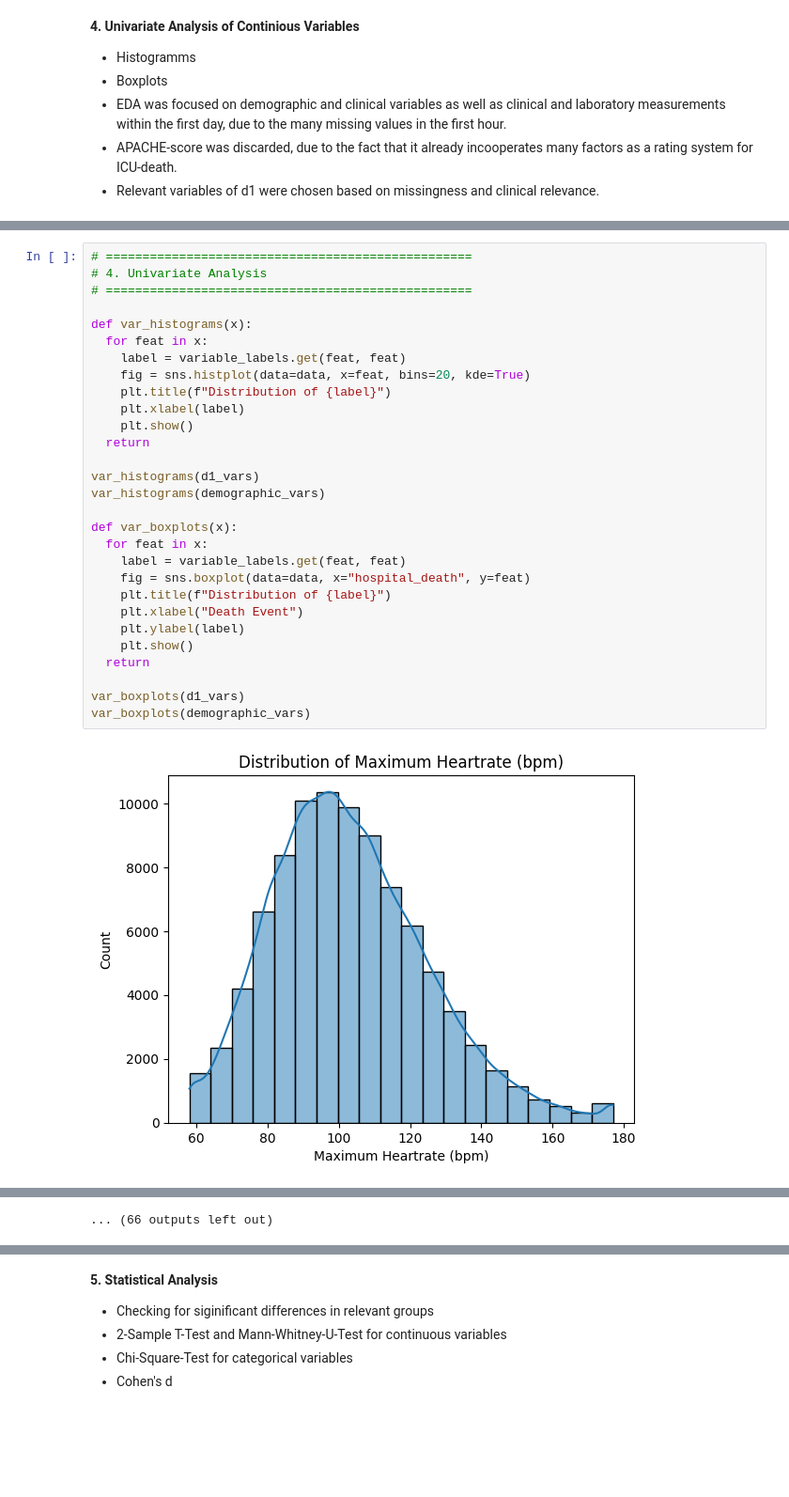
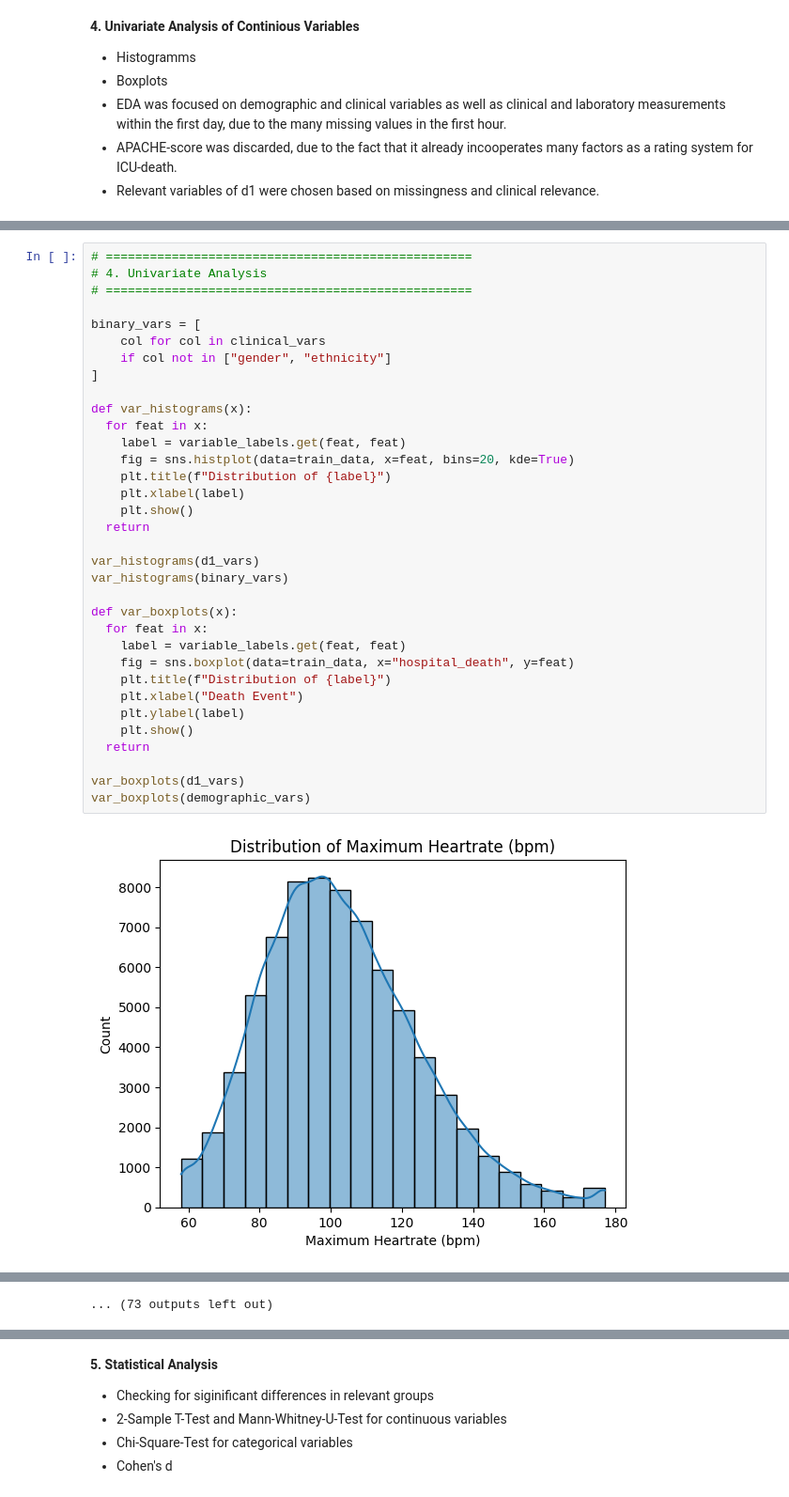
Before and after one commit to dr-koehler-ai/ICU-Mortality-Prediction, a Jupyter notebook: Early_ICU_Mortality_Prediction.ipynb, the cells around one changed output, grey strips where cells are left out. Shown at 94% size. Saved outputs shown, nothing was run; the diff lists cells and outputs as text; blank space fills up the shorter version.

```diff
--- a/Early_ICU_Mortality_Prediction.ipynb
+++ b/Early_ICU_Mortality_Prediction.ipynb
@@ -336,31 +401,36 @@ dtype: float64
 # %%
 # ==================================================
 # 4. Univariate Analysis
 # ==================================================
 
+binary_vars = [
+    col for col in clinical_vars
+    if col not in ["gender", "ethnicity"]
+]
+
 def var_histograms(x):
   for feat in x:
     label = variable_labels.get(feat, feat)
-    fig = sns.histplot(data=data, x=feat, bins=20, kde=True)
+    fig = sns.histplot(data=train_data, x=feat, bins=20, kde=True)
     plt.title(f"Distribution of {label}")
     plt.xlabel(label)
     plt.show()
   return
 
 var_histograms(d1_vars)
-var_histograms(demographic_vars)
+var_histograms(binary_vars)
 
 def var_boxplots(x):
   for feat in x:
     label = variable_labels.get(feat, feat)
-    fig = sns.boxplot(data=data, x="hospital_death", y=feat)
+    fig = sns.boxplot(data=train_data, x="hospital_death", y=feat)
     plt.title(f"Distribution of {label}")
     plt.xlabel("Death Event")
     plt.ylabel(label)
     plt.show()
   return
 
 var_boxplots(d1_vars)
 var_boxplots(demographic_vars)
 # %% [output]
-[figure, old version]
+[figure, new version]
@@ -378,2 +448,2 @@ var_boxplots(demographic_vars)
-... (66 outputs left out)
+... (73 outputs left out)
 # %%
```
Also changed, not shown: parts of 16 cells of this notebook.
